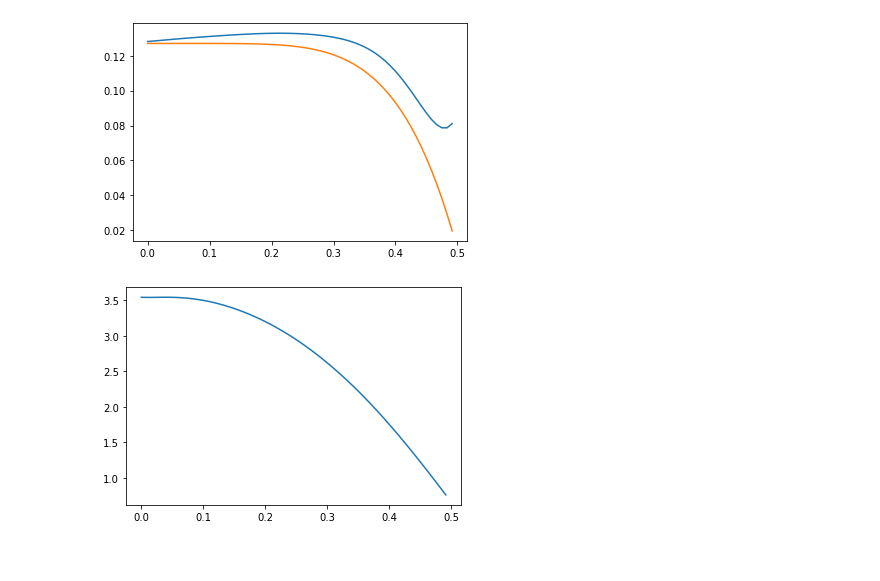
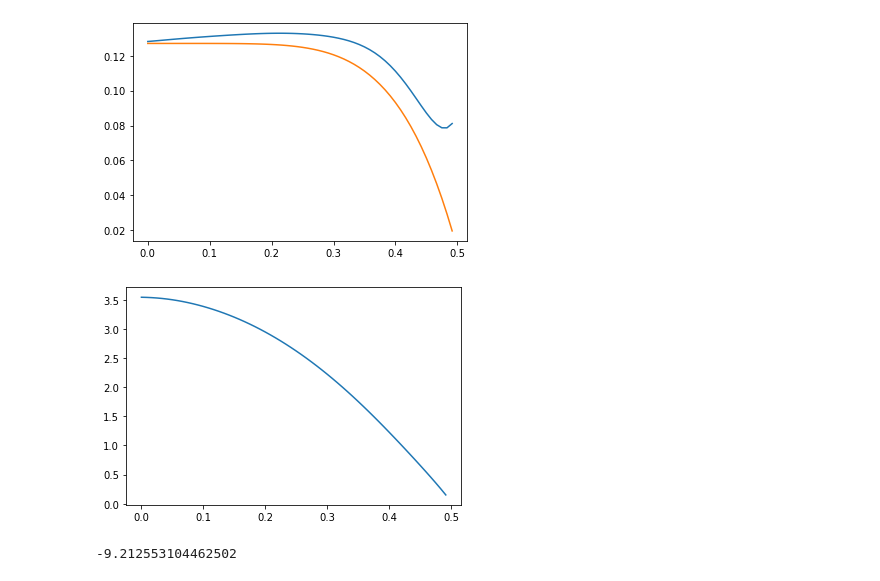
Before and after one commit to ljmamoreira/fslinky, a Jupyter notebook: code/lab_x_num.ipynb, the cells around one changed output. Drawn from its saved outputs; the diff is of its cells as text; code cells hidden in the pictures.

```diff
--- a/code/lab_x_num.ipynb
+++ b/code/lab_x_num.ipynb
@@ -63,11 +63,19 @@ plt.plot(tl, xcl(tl+0.05), tl, xcl(tl[0])+xcn(tl));
 # %% [output]
 [figure]
 # %%
-plt.plot(tl,xal(tl)+xbl(tl)+xcl(tl));
+
+plt.plot(tl,xal(tl+0.05)+xbl(tl+0.05)+xcl(tl+0.05));
 # %% [output]
-[figure, old version]
+[figure, new version]
 # %%
-xcm = np.polyfit(tl,(xall+xbll+xcll)/3, 2)
+start=6
+xcm = np.polyfit(
+    tl[start:],
+    (xall[start:]+xbll[start:]+xcll[start:])/3,
+    2)
+print(2*xcm[0])
+# %% [output]
+-9.212553104462502
 # %%
 xcm
 # %% [output]
```
Also changed, not shown: parts of 2 cells of this notebook, 1 other file.
